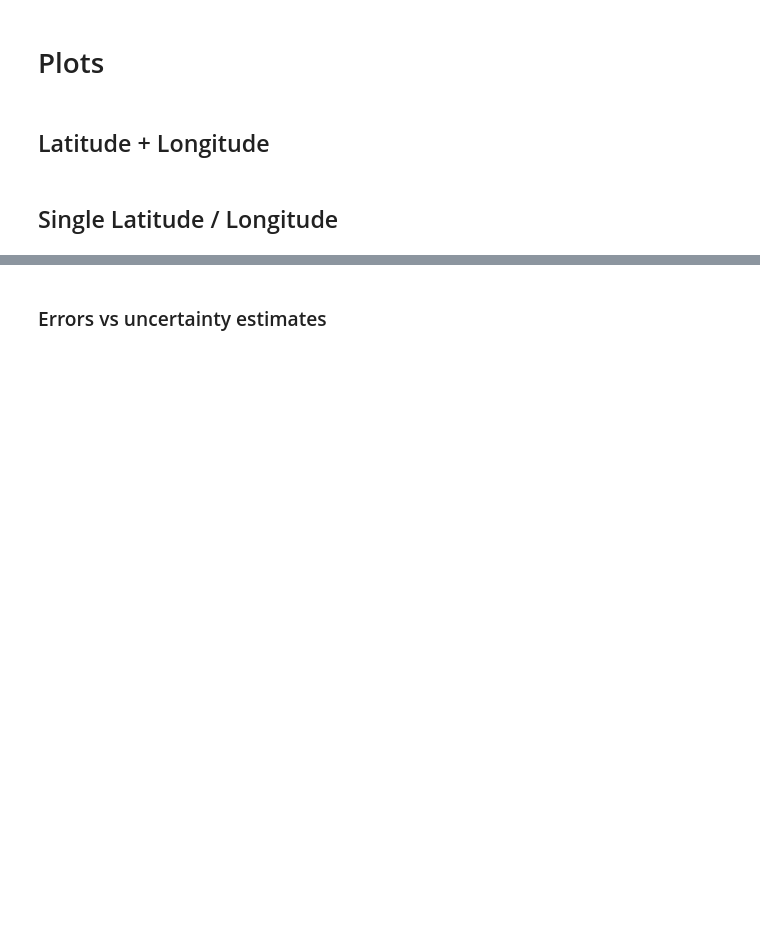
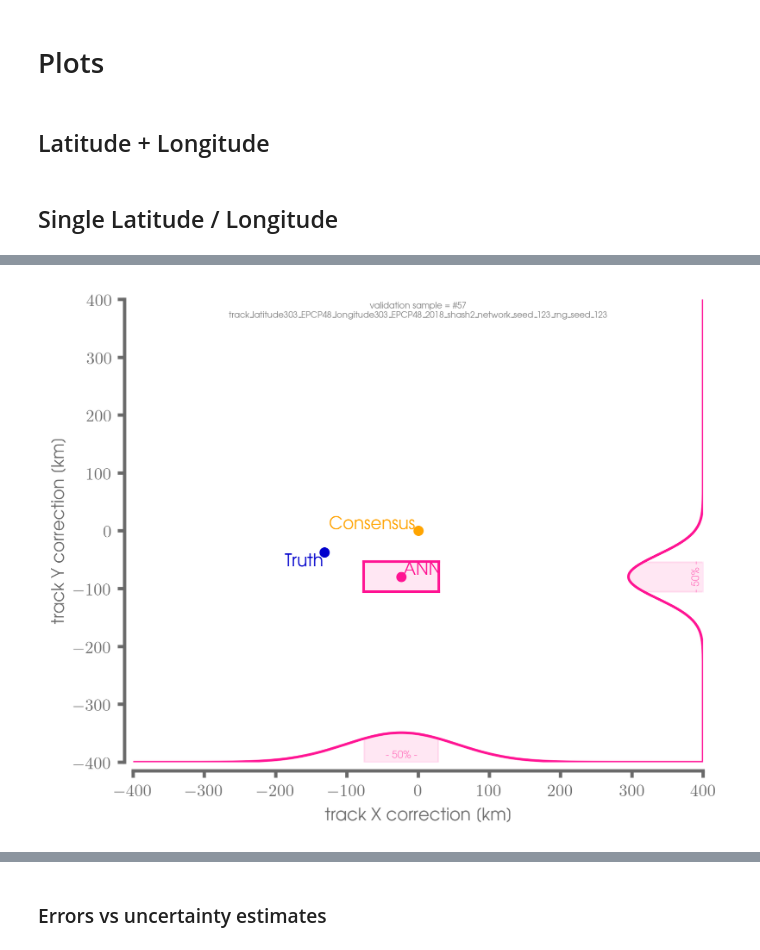
Before and after one commit to mafern/tcane_track, a Jupyter notebook: split_shash/_plot_model_predictions.ipynb, the cells around one changed output, grey strips where cells are left out. Saved outputs shown, nothing was run; the diff lists cells and outputs as text; code cells hidden in the pictures; blank space fills up the shorter version.

Commit message:
initial testing of plots

```diff
--- a/split_shash/_plot_model_predictions.ipynb
+++ b/split_shash/_plot_model_predictions.ipynb
@@ -39,7 +39,6 @@ MODEL_PATH = "saved_models/"
 FIGURE_PATH = "figures/analysis_plots/"
 dpiFig = 300.
 mpl.rcParams["figure.facecolor"] = "white"
-mpl.rcParams["figure.dpi"] = dpiFig
 np.warnings.filterwarnings("ignore", category=np.VisibleDeprecationWarning)
 
 # EXP_NAME_dx = "longitude301_EPCP48"
@@ -53,7 +52,7 @@ EXP_NAME_dy = "latitude303_EPCP48"
 
 
 RNG_SEED = 123
-TESTING_YEAR = 2020
+TESTING_YEAR = 2018
 # %%
 # LATITUDE PREDICTIONS
 settings = experiment_settings.get_settings(EXP_NAME_dy)
@@ -452,5 +471,5 @@ plt.savefig(FIGURE_PATH + 'pit_' + MODEL_NAME + '.png', dpi=dpiFig, bbox_inches=
 # %%
-index = 164
+index = 57
 bound = 400
 scale = 10_000
 
@@ -505,33 +524,35 @@ plt.annotate("- 50\% -", (df['ann_low_correction_dx'][index]+df['iqr_dx'][index]
 
 # plot the y-direction PDF
 x = np.arange(-1000,1000)
 shash_dist = shash_tfp.Shash(df['mu_pred_dy'][index],
                        df['sigma_pred_dy'][index],
                        df['gamma_pred_dy'][index],
                        df['tau_pred_dy'][index],
                       )
 d = bound - scale*shash_dist.prob(x)
 plt.plot(d,x,'-',color='deeppink')
 x_shade = np.logical_and((x>=df['ann_low_correction_dy'][index]), (x<=df['ann_high_correction_dy'][index]))
 plt.fill_betweenx(x,d,bound,x_shade, color='deeppink',alpha=.1)
 plt.annotate("- 50\% -", (bound,df['ann_low_correction_dy'][index]+df['iqr_dy'][index]/2), color='deeppink', alpha=.5,xytext=(-5,0), fontsize=6, textcoords='offset pixels',horizontalalignment='right', verticalalignment='center', rotation=90)
 
 
 plt.xlabel('track X correction [km] ')
 plt.ylabel('track Y correction [km]')
 
 ax = plt.gca()
 plt.text(.5, .995, 'validation sample = \#' + str(index) + '\n' + MODEL_NAME,
     horizontalalignment='center',
     verticalalignment='top',
     color='tab:gray',
     fontsize=5,
     transform = ax.transAxes)
 
 plt.savefig(FIGURE_PATH + 'prediction_map_sample' + str(index) + '_' + MODEL_NAME + '.png', dpi=dpiFig)
 plt.show()
 
 # df_dx.iloc[index]
+# %% [output]
+[figure, added]
 # %%
 bound = 500
 scale = 10_000
```
Also changed, not shown: parts of 9 cells of this notebook, 3 other files.
